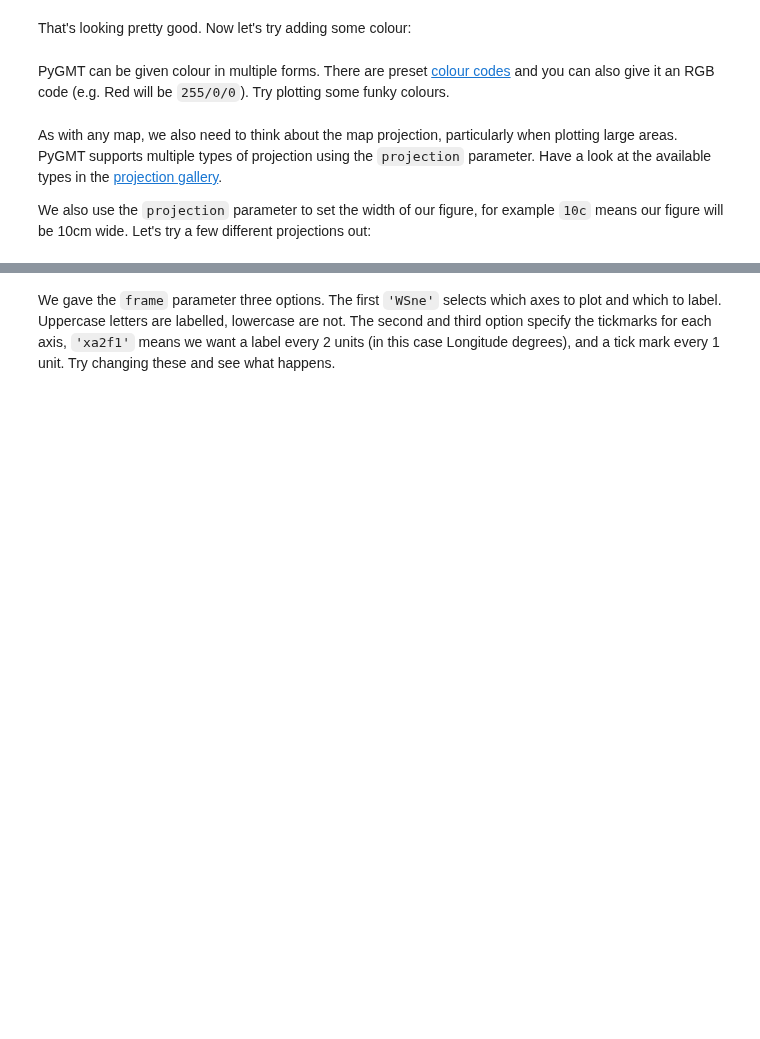
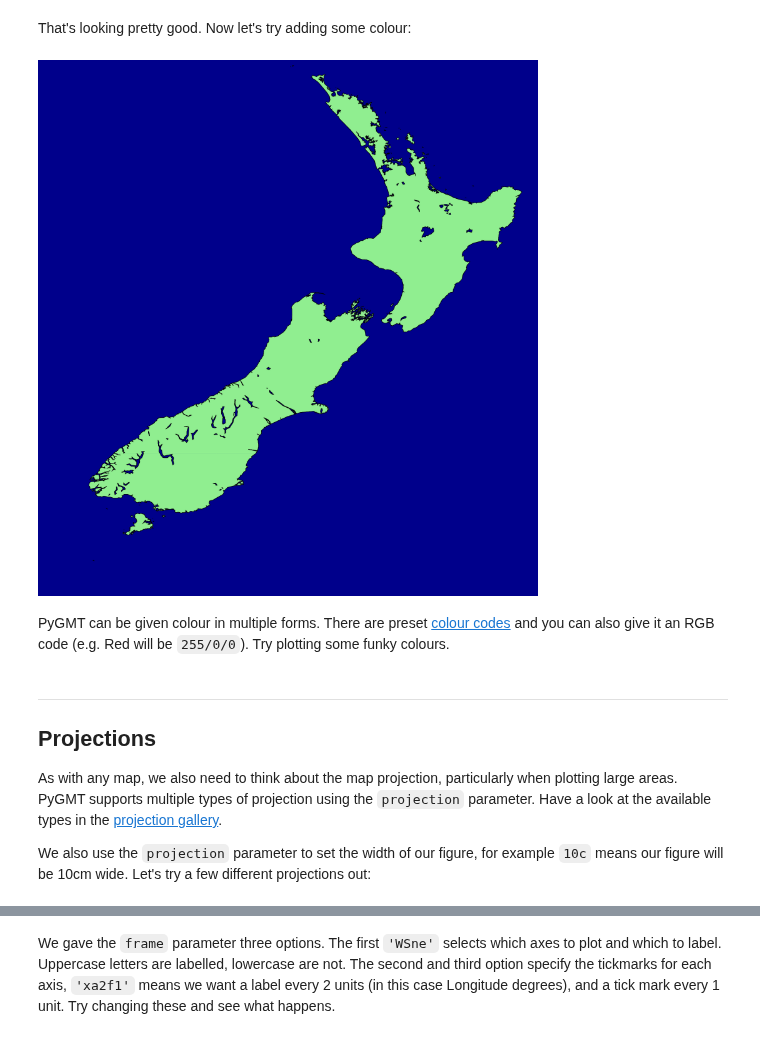
Before and after one commit to calum-chamberlain/ESCI451-Python, a Jupyter notebook: ESCI451 - PyGMT Notebook 1.ipynb, the cells around one changed output, grey strips where cells are left out. Saved outputs shown, nothing was run; the diff lists cells and outputs as text; code cells hidden in the pictures; blank space fills up the shorter version.

```diff
--- a/ESCI451 - PyGMT Notebook 1.ipynb
+++ b/ESCI451 - PyGMT Notebook 1.ipynb
@@ -21,12 +71,20 @@ fig.show()
 # %% [markdown]
 That's looking pretty good. Now let's try adding some colour:
 # %%
-fig=pygmt.Figure()
-fig.coast(region=[165,179,-49,-34], shorelines=True, land='lightgreen',water='darkblue')
+fig = pygmt.Figure()
+fig.coast(region=[165, 179, -49, -34],
+          shorelines=True,
+          land='lightgreen',
+          water='darkblue')
 fig.show()
+# %% [output]
+[figure, added]
 # %% [markdown]
 PyGMT can be given colour in multiple forms. There are preset [colour codes](https://docs.generic-mapping-tools.org/latest/gmtcolors.html) and you can also give it an RGB code (e.g. Red will be `255/0/0`). Try plotting some funky colours.
 # %% [markdown]
+---
+## Projections
+
 As with any map, we also need to think about the map projection, particularly when plotting large areas. PyGMT supports multiple types of projection using the `projection` parameter. Have a look at the available types in the [projection gallery](https://www.pygmt.org/dev/projections/index.html).
 
 We also use the `projection` parameter to set the width of our figure, for example `10c` means our figure will be 10cm wide. Let's try a few different projections out:
```
Also changed, not shown: parts of 16 cells of this notebook.
